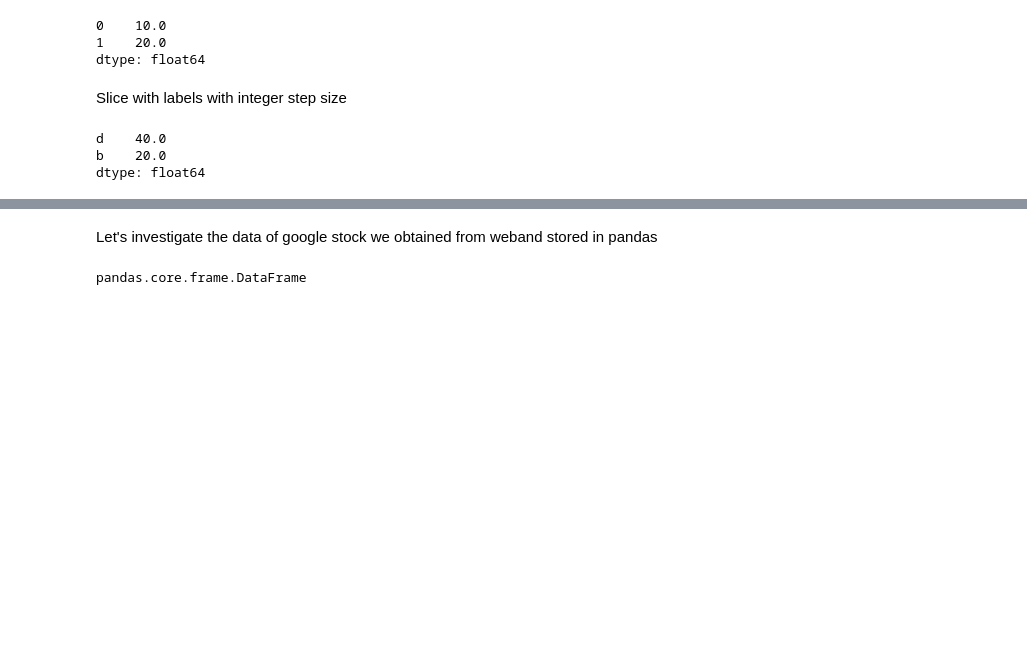
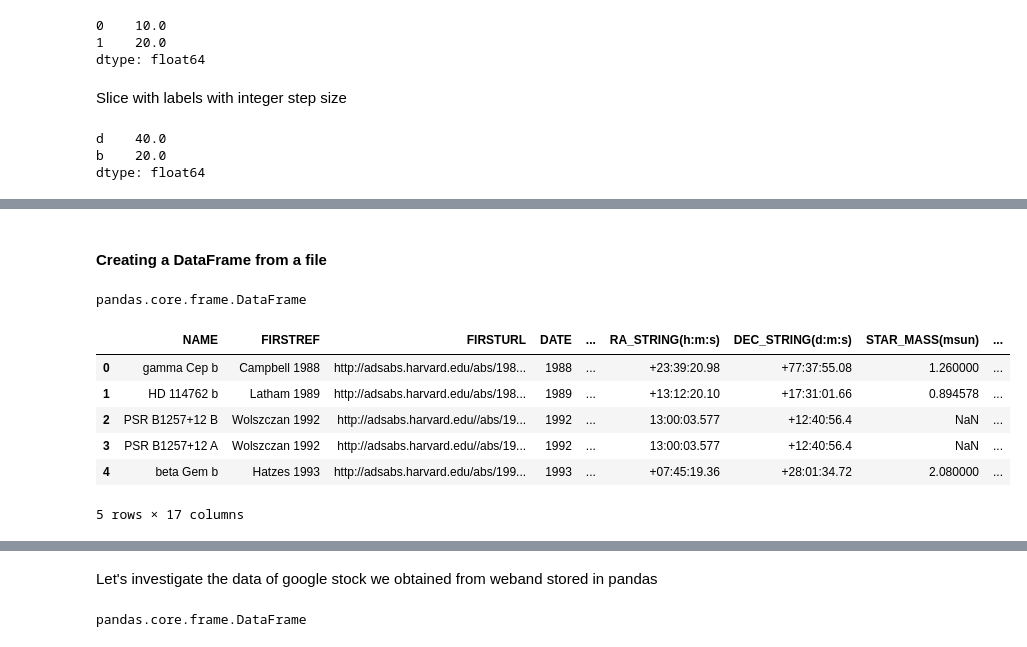
Before and after one commit to mandliya/ml, a Jupyter notebook: data_wrangling/pandas/pandas_handson.ipynb, the cells around one changed output, grey strips where cells are left out. Drawn from its saved outputs; the diff is of its cells as text; code cells hidden in the pictures; blank space fills up the shorter version.

Commit message:
Adding more pandas functionality to pandas notebook

```diff
--- a/data_wrangling/pandas/pandas_handson.ipynb
+++ b/data_wrangling/pandas/pandas_handson.ipynb
@@ -260,0 +402,18 @@ dtype: float64
+# %% [markdown]
+#### Creating a DataFrame from a file
+# %%
+file = 'data/exoplanets.csv'
+df_exoplanets = pd.read_csv(file)
+type(df_exoplanets)
+# %% [output]
+pandas.core.frame.DataFrame
+# %%
+df_exoplanets.head()
+# %% [output]
+|  | NAME | FIRSTREF | FIRSTURL | DATE | ... | RA_STRING(h:m:s) | DEC_STRING(d:m:s) | STAR_MASS(msun) | ... |
+| 0 | gamma Cep b | Campbell 1988 | http://adsabs.harvard.edu/abs/198... | 1988 | ... | +23:39:20.98 | +77:37:55.08 | 1.260000 | ... |
+| 1 | HD 114762 b | Latham 1989 | http://adsabs.harvard.edu/abs/198... | 1989 | ... | +13:12:20.10 | +17:31:01.66 | 0.894578 | ... |
+| 2 | PSR B1257+12 B | Wolszczan 1992 | http://adsabs.harvard.edu//abs/19... | 1992 | ... | 13:00:03.577 | +12:40:56.4 | NaN | ... |
+| 3 | PSR B1257+12 A | Wolszczan 1992 | http://adsabs.harvard.edu//abs/19... | 1992 | ... | 13:00:03.577 | +12:40:56.4 | NaN | ... |
+| 4 | beta Gem b | Hatzes 1993 | http://adsabs.harvard.edu/abs/199... | 1993 | ... | +07:45:19.36 | +28:01:34.72 | 2.080000 | ... |
+5 rows × 17 columns
```
Also changed, not shown: parts of 77 cells of this notebook, 2 other files.
